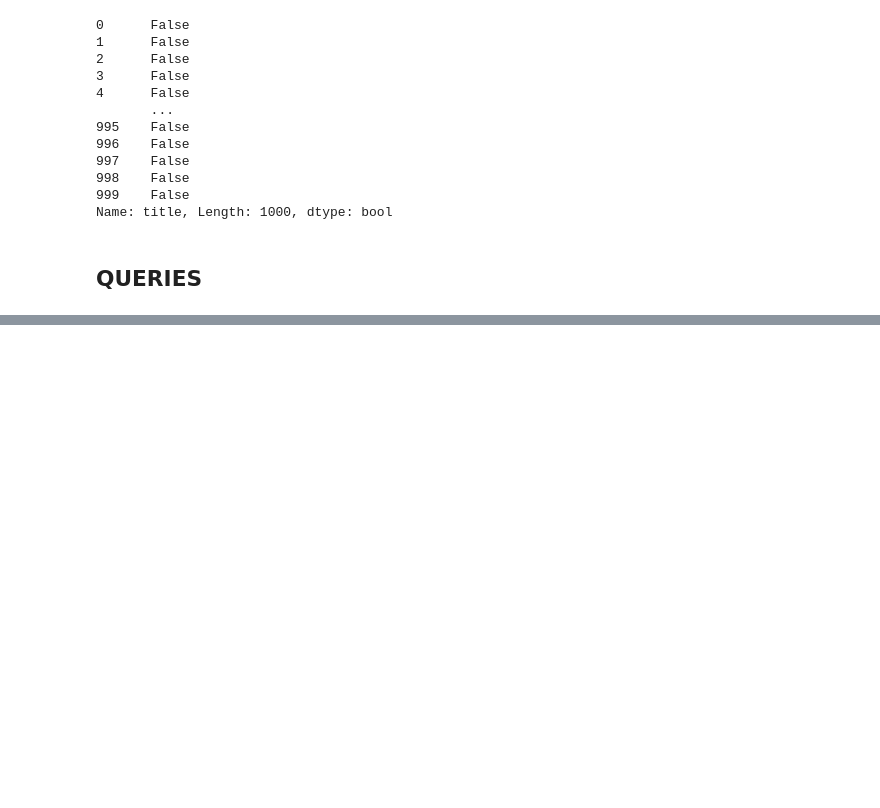
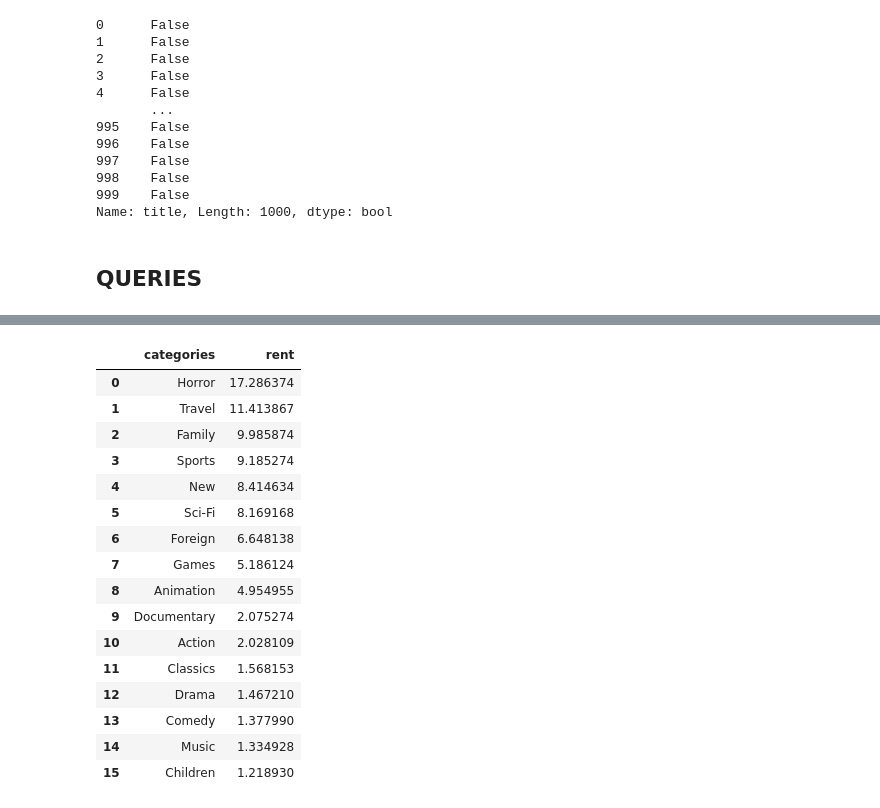
Before and after one commit to adripradm/w4-database-project, a Jupyter notebook: Untitled.ipynb, the cells around one changed output, grey strips where cells are left out. Cells and saved outputs as stored; diff of their text form; code cells hidden in the pictures; blank space fills up the shorter version.

```diff
--- a/Untitled.ipynb
+++ b/Untitled.ipynb
@@ -540,5 +605,5 @@ limit 10
 # %%
-select               #rentabilidad absoluta por generos
+pd.read_sql('''select
 
 category as categories,
 count(category_id)*rentabilidad as rent
@@ -547,32 +612,51 @@ count(category_id)*rentabilidad as rent
 from ( select
  (film.rental_rate/film.replacement_cost) as rentabilidad,
 category.name as category,
 film.title as title,
 rental.inventory_id as inventory_id,
 inventory.film_id as film_id,
 category.category_id as category_id
 
 
 
 
 from hdd
 
 left join category
 on category.category_id=hdd.category_id
 
 left join  film
 on film.title=hdd.title
 
 left join inventory
 on film.film_id=inventory.film_id
 
 left join  rental
 on rental.inventory_id=inventory.inventory_id
 
 
 Group By  film.title) as t
 
 group by category
 
-order by rent desc
+order by rent desc''',motor)
+#rentabilidad absoluta por generos
+# %% [output]
+|  | categories | rent |
+| 0 | Horror | 17.286374 |
+| 1 | Travel | 11.413867 |
+| 2 | Family | 9.985874 |
+| 3 | Sports | 9.185274 |
+| 4 | New | 8.414634 |
+| 5 | Sci-Fi | 8.169168 |
+| 6 | Foreign | 6.648138 |
+| 7 | Games | 5.186124 |
+| 8 | Animation | 4.954955 |
+| 9 | Documentary | 2.075274 |
+| 10 | Action | 2.028109 |
+| 11 | Classics | 1.568153 |
+| 12 | Drama | 1.467210 |
+| 13 | Comedy | 1.377990 |
+| 14 | Music | 1.334928 |
+| 15 | Children | 1.218930 |
 # %%
```
Also changed, not shown: parts of 11 cells of this notebook.
